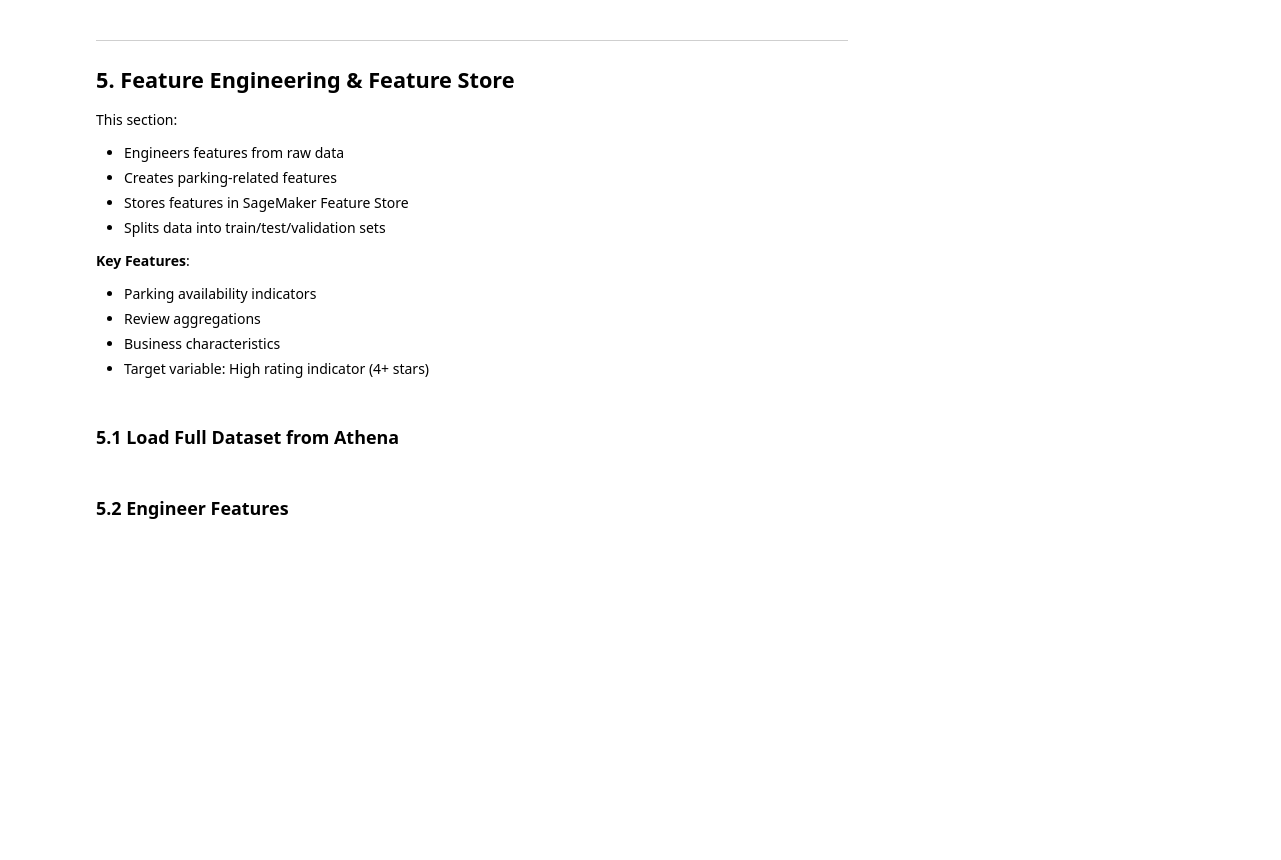
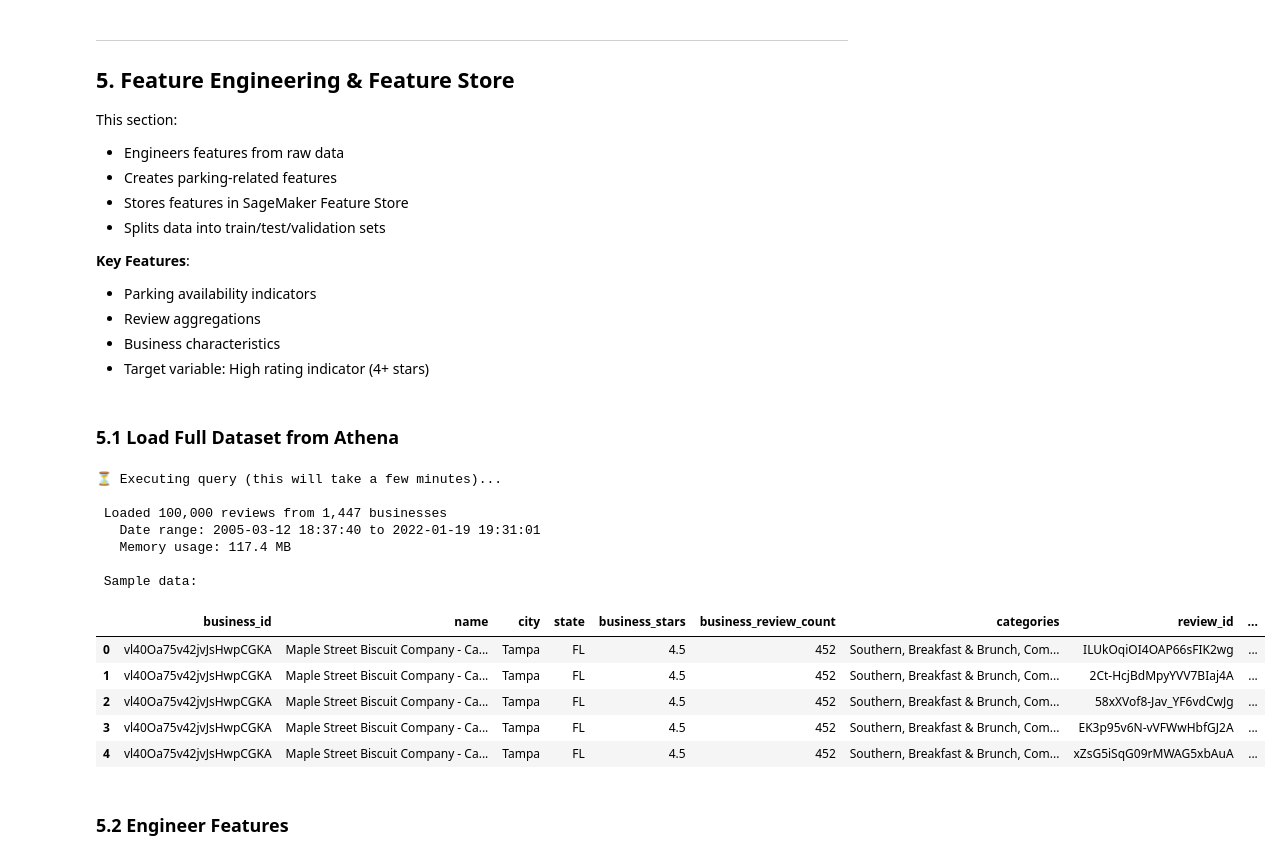
Before and after one commit to omarsagoo/VenueSignal, a Jupyter notebook: Full_Pipeline.ipynb, the cells around one changed output. Cells and saved outputs as stored; diff of their text form; code cells hidden in the pictures; blank space fills up the shorter version.

```diff
--- a/Full_Pipeline.ipynb
+++ b/Full_Pipeline.ipynb
@@ -740,38 +1030,53 @@ This section:
 # %%
 # Query to join business and review data
 query = f"""
 SELECT
     b.business_id,
     b.name,
     b.city,
     b.state,
     b.stars as business_stars,
     b.review_count as business_review_count,
     b.categories,
-    b.attributes.BusinessParking.garage as parking_garage,
-    b.attributes.BusinessParking.street as parking_street,
-    b.attributes.BusinessParking.lot as parking_lot,
-    b.attributes.BusinessParking.valet as parking_valet,
-    b.attributes.RestaurantsPriceRange2 as price_range,
     r.review_id,
     r.user_id,
     r.stars as review_stars,
     r.useful,
     r.funny,
     r.cool,
+    r.text as review_text,
     r.date as review_date
 FROM {ATHENA_DB}.business b
 INNER JOIN {ATHENA_DB}.review r ON b.business_id = r.business_id
 WHERE b.is_open = 1
     AND b.review_count >= 10
     AND r.stars IS NOT NULL
+LIMIT 100000
 """
 
-print("Loading full dataset from Athena...")
-print("This may take several minutes depending on dataset size...")
+print("⏳ Executing query (this will take a few minutes)...")
 df = pd.read_sql(query, conn)
-print(f"✅ Loaded {len(df):,} reviews from {df['business_id'].nunique():,} businesses")
+print(f"\n Loaded {len(df):,} reviews from {df['business_id'].nunique():,} businesses")
+print(f"   Date range: {df['review_date'].min()} to {df['review_date'].max()}")
+print(f"   Memory usage: {df.memory_usage(deep=True).sum() / 1024**2:.1f} MB")
+
+# Display sample
+print("\n Sample data:")
 display(df.head())
+# %% [output]
+⏳ Executing query (this will take a few minutes)...
+
+ Loaded 100,000 reviews from 1,447 businesses
+   Date range: 2005-03-12 18:37:40 to 2022-01-19 19:31:01
+   Memory usage: 117.4 MB
+
+ Sample data:
+|  | business_id | name | city | state | business_stars | business_review_count | categories | review_id | ... |
+| 0 | vl40Oa75v42jvJsHwpCGKA | Maple Street Biscuit Company - Ca... | Tampa | FL | 4.5 | 452 | Southern, Breakfast & Brunch, Com... | ILUkOqiOI4OAP66sFIK2wg | ... |
+| 1 | vl40Oa75v42jvJsHwpCGKA | Maple Street Biscuit Company - Ca... | Tampa | FL | 4.5 | 452 | Southern, Breakfast & Brunch, Com... | 2Ct-HcjBdMpyYVV7BIaj4A | ... |
+| 2 | vl40Oa75v42jvJsHwpCGKA | Maple Street Biscuit Company - Ca... | Tampa | FL | 4.5 | 452 | Southern, Breakfast & Brunch, Com... | 58xXVof8-Jav_YF6vdCwJg | ... |
+| 3 | vl40Oa75v42jvJsHwpCGKA | Maple Street Biscuit Company - Ca... | Tampa | FL | 4.5 | 452 | Southern, Breakfast & Brunch, Com... | EK3p95v6N-vVFWwHbfGJ2A | ... |
+| 4 | vl40Oa75v42jvJsHwpCGKA | Maple Street Biscuit Company - Ca... | Tampa | FL | 4.5 | 452 | Southern, Breakfast & Brunch, Com... | xZsG5iSqG09rMWAG5xbAuA | ... |
 # %% [markdown]
 ### 5.2 Engineer Features
 # %%
```
Also changed, not shown: parts of 67 cells of this notebook.
